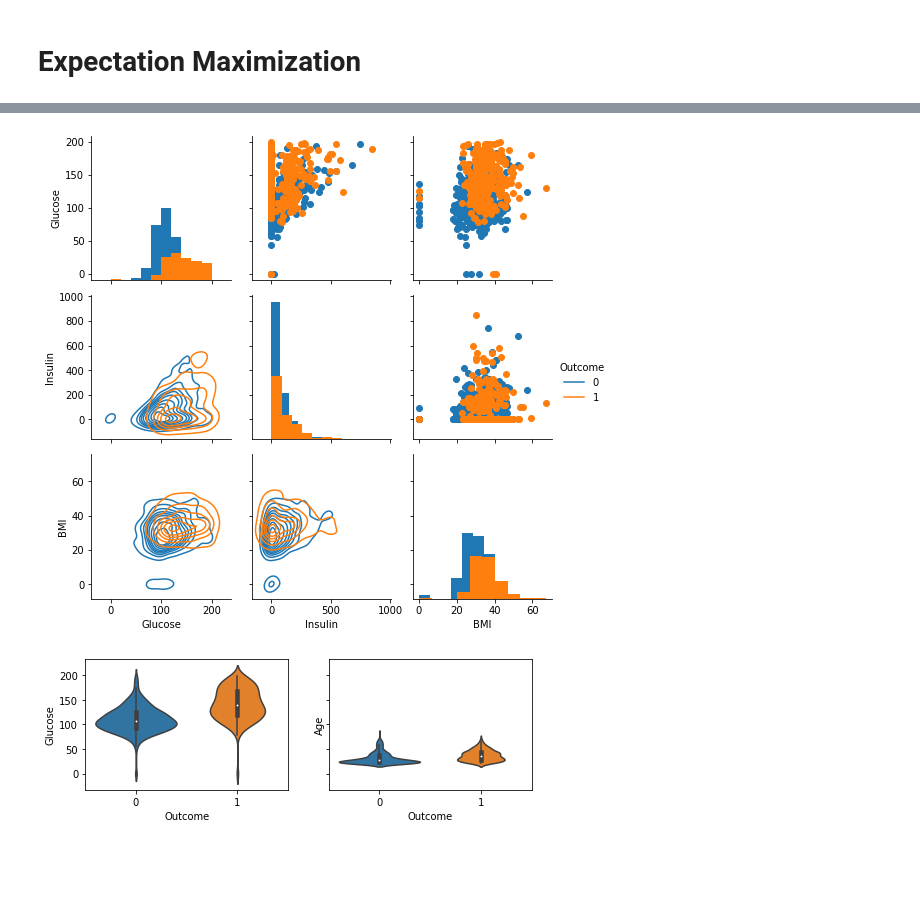
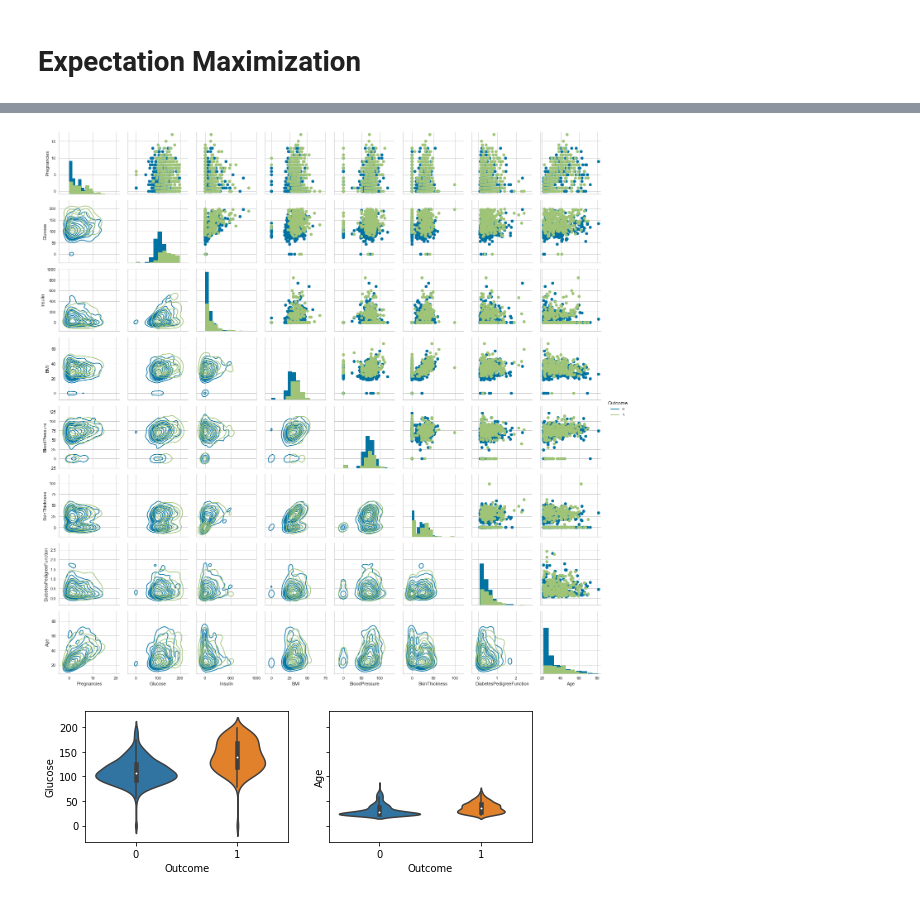
Before and after one commit to jfuerst92/Linothorax, a Jupyter notebook: diabetes.ipynb, the cells around one changed output, grey strips where cells are left out. Cells and saved outputs as stored; diff of their text form; code cells hidden in the pictures; blank space fills up the shorter version.

```diff
--- a/diabetes.ipynb
+++ b/diabetes.ipynb
@@ -275,13 +267,13 @@ No handles with labels found to put in legend.
 # %%
 data = pd.read_csv('data/diabetes.csv')
-g = sns.PairGrid(data, vars=['Glucose', 'Insulin', 'BMI'], hue="Outcome", size=2.4)
+g = sns.PairGrid(data, vars=['Pregnancies', 'Glucose', 'Insulin', 'BMI', 'BloodPressure', 'SkinThickness', 'DiabetesPedigreeFunction', 'Age'], hue="Outcome", size=2.4)
 g.map_diag(plt.hist)
 g.map_upper(plt.scatter)
 g.map_lower(sns.kdeplot, cmap="Blues_d")
 g.add_legend()
 plt.show()
 # %% [output]
-[figure, old version]
+[figure, new version]
 # %%
 columns = ['Glucose', 'Age', 'BloodPressure', 'Insulin','BMI','SkinThickness' ,'Pregnancies',  'DiabetesPedigreeFunction']
 n_cols = 2
```
Also changed, not shown: parts of 12 cells of this notebook.
